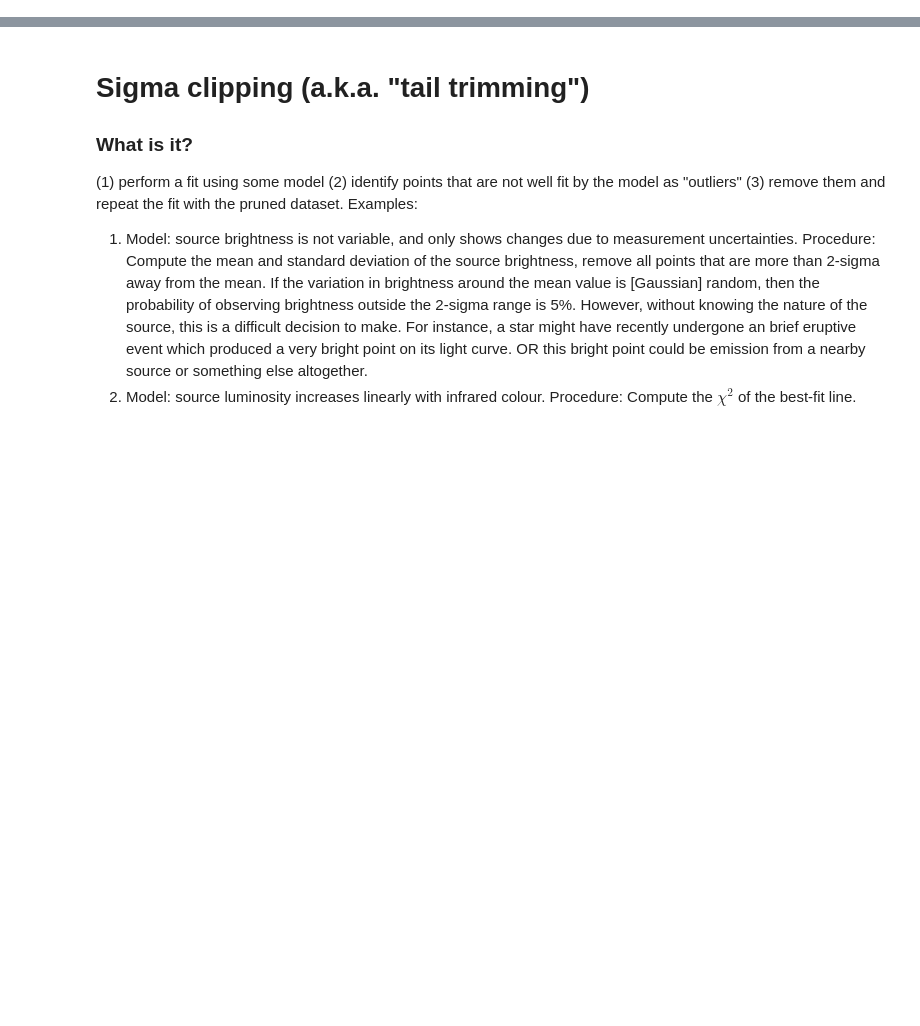
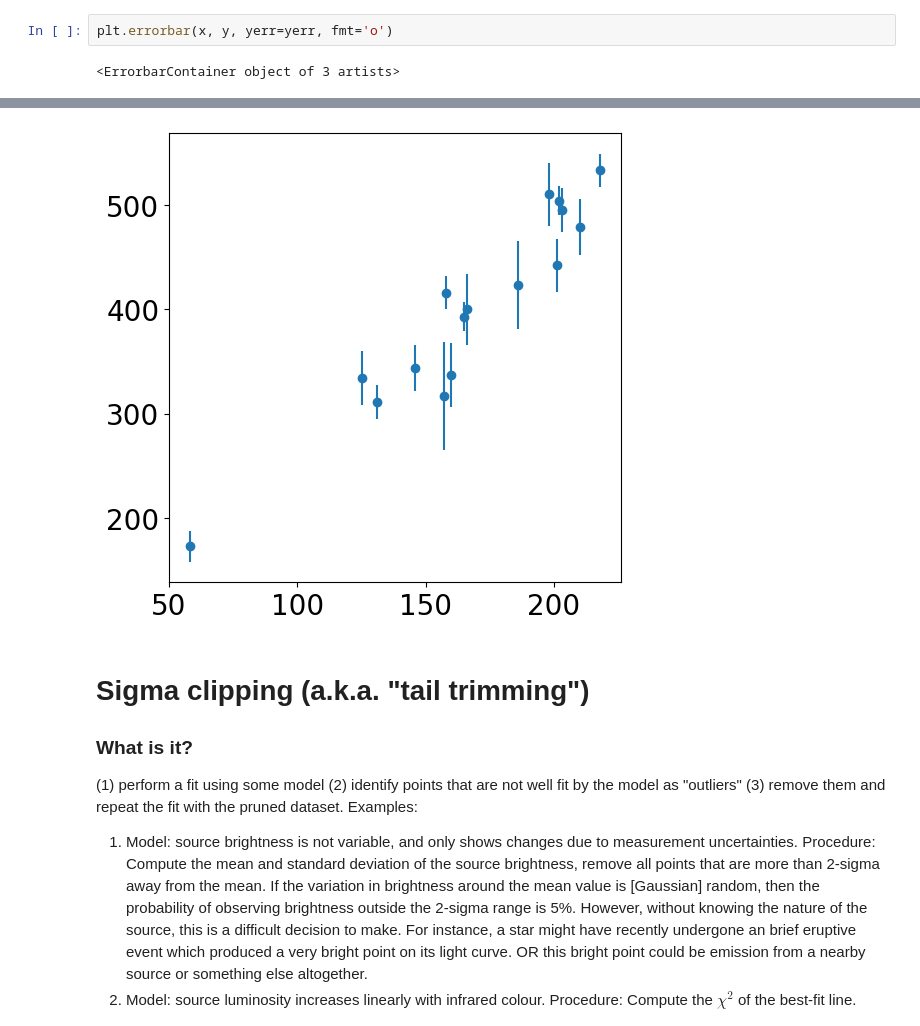
Before and after one commit to dawg-at-irya/outlier-pruning, a Jupyter notebook: Outlier Pruning.ipynb, the cells around one changed output, grey strips where cells are left out. Drawn from its saved outputs; the diff is of its cells as text; blank space fills up the shorter version.

```diff
--- a/Outlier Pruning.ipynb
+++ b/Outlier Pruning.ipynb
@@ -13,0 +269,4 @@
+# %%
+plt.errorbar(x, y, yerr=yerr, fmt='o')
+# %% [output]
+<ErrorbarContainer object of 3 artists>
@@ -14,3 +290,4 @@
+[figure, added]
 # %% [markdown]
 # Sigma clipping (a.k.a. "tail trimming")
 ### What is it?
```
Also changed, not shown: parts of 28 cells of this notebook.
